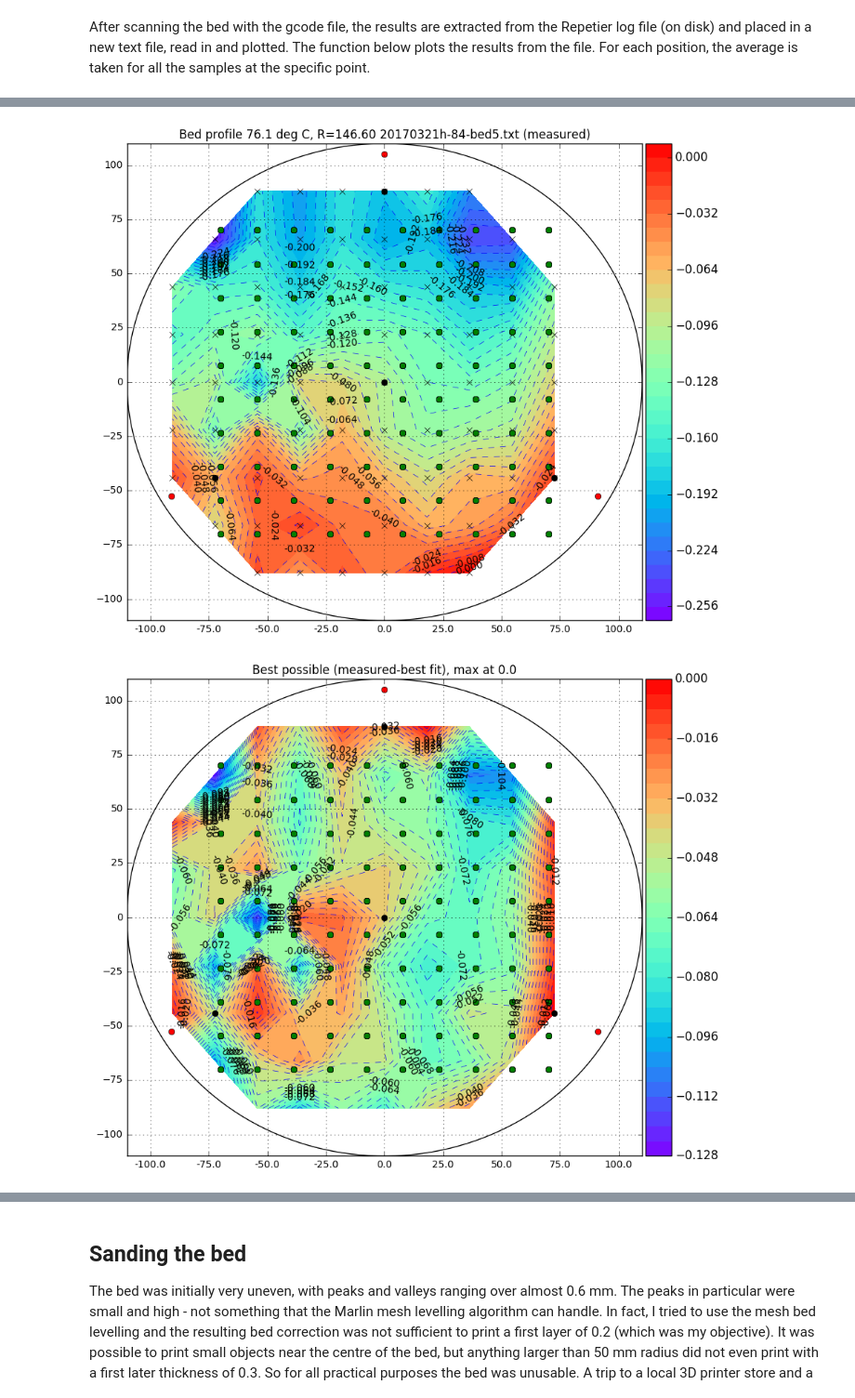
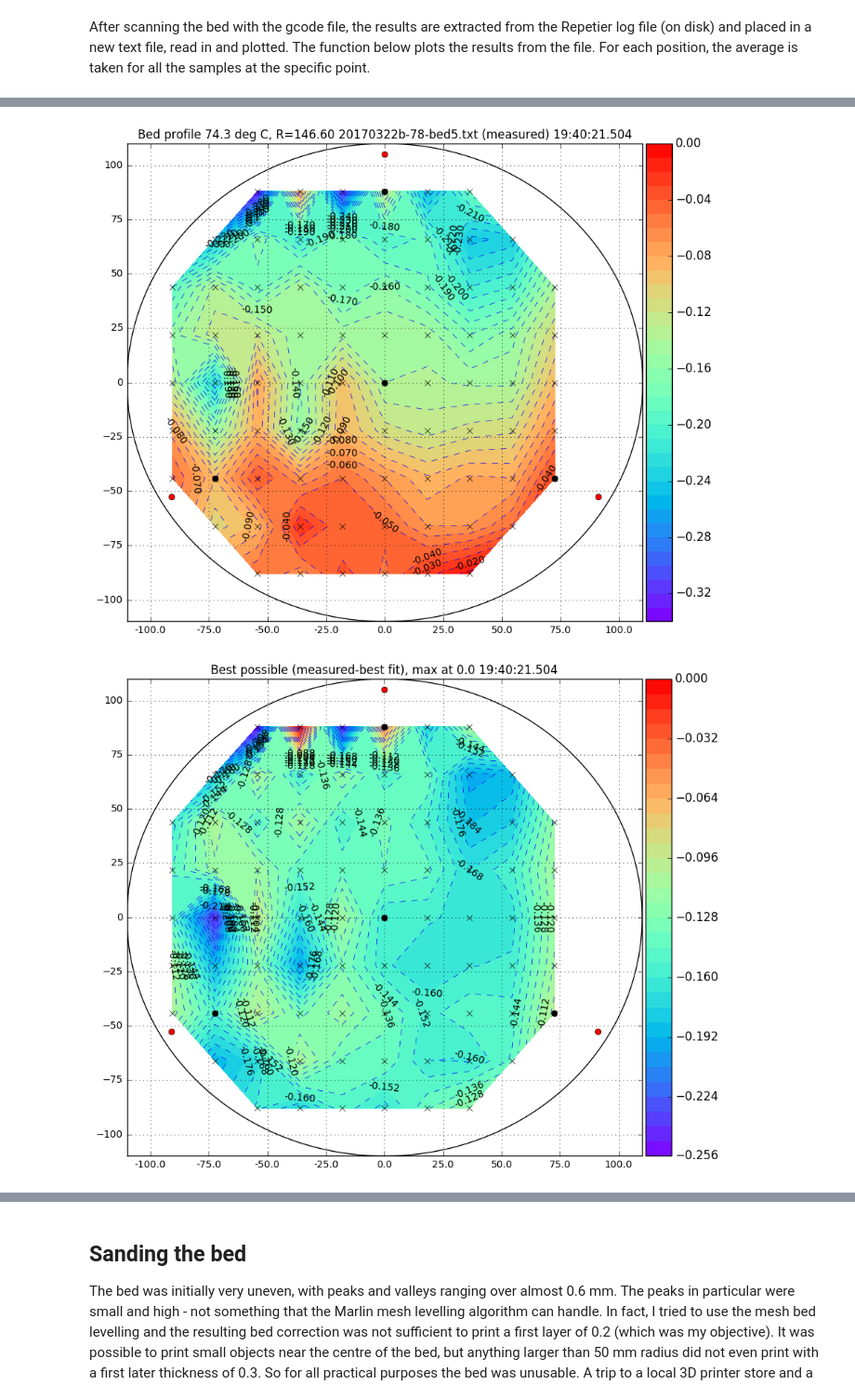
Before and after one commit to NelisW/my3D-Trium, a Jupyter notebook: building/CalcProbePoints.ipynb, the cells around one changed output, grey strips where cells are left out. Shown at 93% size. Cells and saved outputs as stored; diff of their text form; code cells hidden in the pictures.

```diff
--- a/building/CalcProbePoints.ipynb
+++ b/building/CalcProbePoints.ipynb
@@ -65,7 +65,7 @@ yoffset = -5. # probe offset from nozzle
 numg28 = 2 # number of samples between g28
 numg30=5 # number of probes per one position
 # control plotting
-showMarlinSamples = True
+showMarlinSamples = False
 # %%
 # to create the grid
 x = np.arange(0,maxsize,samplintx)
@@ -425,7 +425,8 @@ def highDensityBed(filename,zProbeOffset=0.,bedRadius=110.,bedlift=0.):
     p = ryplot.Plotter(1,1,1,figsize=(10,9));
     p.meshContour(1,xUm,yUm,dfp,cbarshow=True,drawGrid=True,contFmt='%.3f',
                   levels=40,pltaxis=[-110,110,-110,110],contLabel=True,contFonSz=10,
-                  ptitle='Bed profile {} deg C, R={} {} (measured)'.format(bedtemp,drad,filename));
+                  ptitle='Bed profile {} deg C, R={} {} (measured) {}'.format(
+                        bedtemp,drad,filename,mtime));
 
     p.plot(1,xb,yb,plotCol=['k']);
     p.plot(1,dfr['x'],dfr['y'],markers=['x'],linestyle='',plotCol=['k'],linewidths=[1]);
@@ -452,7 +453,8 @@ def highDensityBed(filename,zProbeOffset=0.,bedRadius=110.,bedlift=0.):
         q = ryplot.Plotter(2,1,1,figsize=(10,9));
         q.meshContour(1,xnew,ynew,znew,cbarshow=True,drawGrid=True,
                       levels=40,pltaxis=[-110,110,-110,110],contLabel=True,contFonSz=10,
-                      ptitle='Bed profile {} deg C, R={} {} (interpolated)'.format(bedtemp,drad,filename));
+                      ptitle='Bed profile {} deg C, R={} {} (interpolated) {}'.format(
+                            bedtemp,drad,filename,mtime));
 
         q.plot(1,xb,yb,plotCol=['k']);
         q.plot(1,dfr['x'],dfr['y'],markers=['x'],linestyle='',plotCol=['k'],linewidths=[1]);
@@ -464,8 +466,9 @@ def highDensityBed(filename,zProbeOffset=0.,bedRadius=110.,bedlift=0.):
     r = ryplot.Plotter(3,1,1,figsize=(10,9));
     r.meshContour(1,xUm,yUm,bfcorrected.values,cbarshow=True,drawGrid=True,contFmt='%.3f',
                   levels=40,pltaxis=[-110,110,-110,110],contLabel=True,contFonSz=10,
-                  ptitle='Best possible (measured-best fit), max at {}'.format(bedlift));
+                  ptitle='Best possible (measured-best fit), max at {} {}'.format(bedlift,mtime));
     r.plot(1,xb,yb,plotCol=['k']);
+    r.plot(1,dfr['x'],dfr['y'],markers=['x'],linestyle='',plotCol=['k'],linewidths=[1]);
     r.plot(1,calibsamples[:,0],calibsamples[:,1],markers=['o'],linestyle='',plotCol=['k'],linewidths=[1]);
     r.plot(1,screws[:,0],screws[:,1],markers=['o'],linestyle='',plotCol=['r'],linewidths=[1]);
     if showMarlinSamples:
@@ -488,5 +491,6 @@ def highDensityBed(filename,zProbeOffset=0.,bedRadius=110.,bedlift=0.):
 
 
 # highDensityBed('20170313c-84-bed1.txt')
-highDensityBed('20170321h-84-bed5.txt',bedlift=0.0)
+# highDensityBed('20170321h-84-bed5.txt',bedlift=0.0)
+highDensityBed('20170322b-78-bed5.txt',bedlift=0.0)
 # %% [output]
@@ -510,2 +514,2 @@ Z       0.0  88.0     -0.190      -0.032   0.158
-[figure, old version]
+[figure, new version]
-[figure, old version]
+[figure, new version]
```
Also changed, not shown: parts of 1 cell of this notebook, 2 other files.
